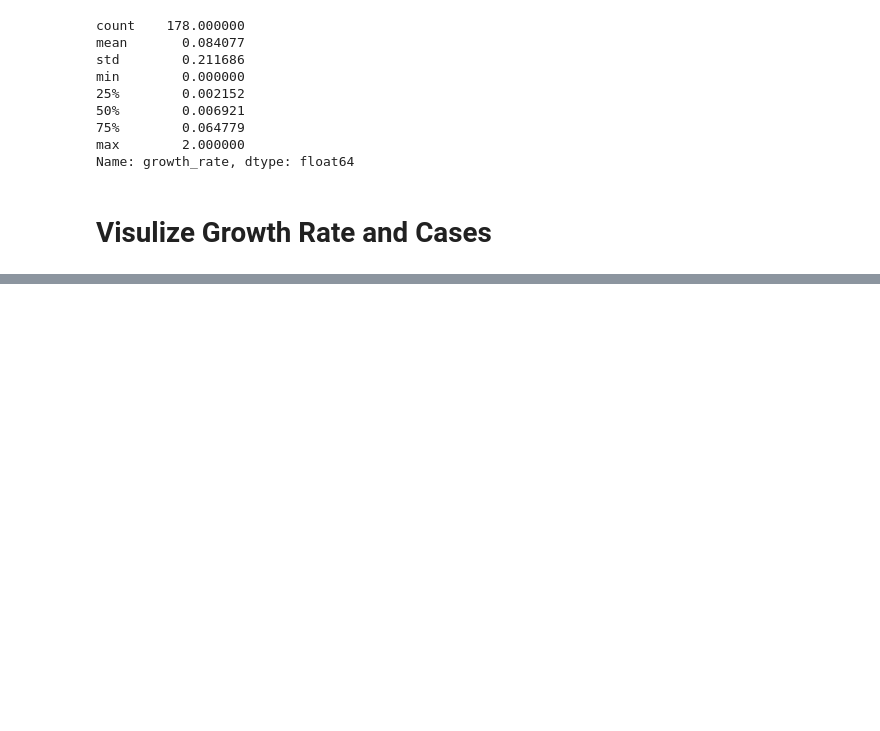
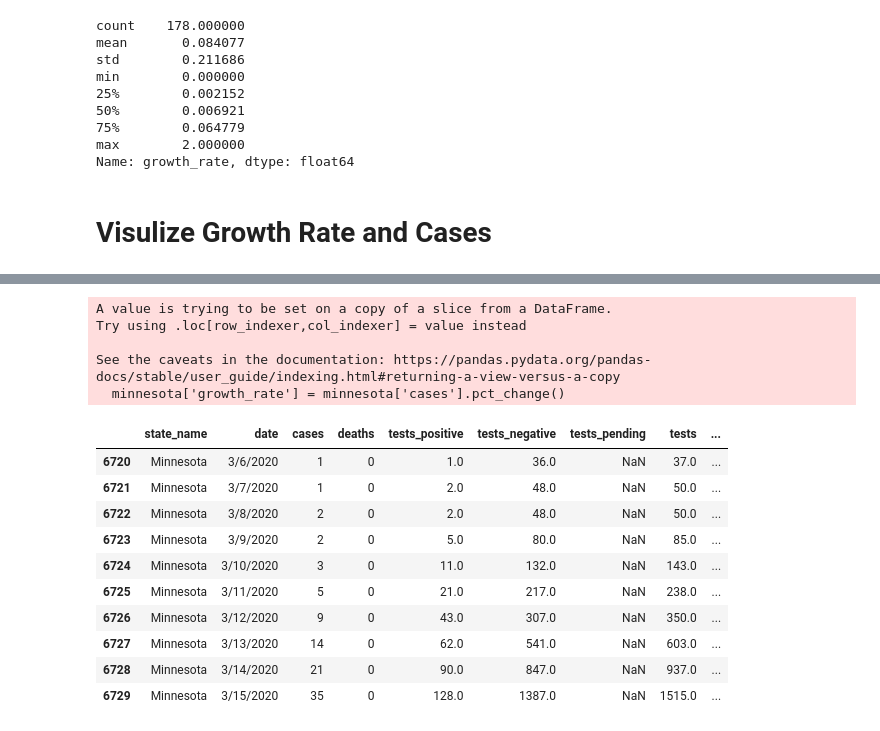
Before and after one commit to searanch/Covid-19-Hackathon, a Jupyter notebook: liz_regions.ipynb, the cells around one changed output, grey strips where cells are left out. Saved outputs shown, nothing was run; the diff lists cells and outputs as text; code cells hidden in the pictures; blank space fills up the shorter version.

```diff
--- a/liz_regions.ipynb
+++ b/liz_regions.ipynb
@@ -125,0 +218,25 @@ Text(0.5, 1.0, 'New Englend Cases')
+# %%
+# Create DF for just Minneosta
+minnesota = usa[usa['state_name']=='Minnesota']
+minnesota
+
+# now create new column for growth rate
+minnesota['growth_rate'] = minnesota['cases'].pct_change()
+minnesota.head(10)
+# %% [output]
+A value is trying to be set on a copy of a slice from a DataFrame.
+Try using .loc[row_indexer,col_indexer] = value instead
+
+See the caveats in the documentation: https://pandas.pydata.org/pandas-docs/stable/user_guide/indexing.html#returning-a-view-versus-a-copy
+  minnesota['growth_rate'] = minnesota['cases'].pct_change()
+|  | state_name | date | cases | deaths | tests_positive | tests_negative | tests_pending | tests | ... |
+| 6720 | Minnesota | 3/6/2020 | 1 | 0 | 1.0 | 36.0 | NaN | 37.0 | ... |
+| 6721 | Minnesota | 3/7/2020 | 1 | 0 | 2.0 | 48.0 | NaN | 50.0 | ... |
+| 6722 | Minnesota | 3/8/2020 | 2 | 0 | 2.0 | 48.0 | NaN | 50.0 | ... |
+| 6723 | Minnesota | 3/9/2020 | 2 | 0 | 5.0 | 80.0 | NaN | 85.0 | ... |
+| 6724 | Minnesota | 3/10/2020 | 3 | 0 | 11.0 | 132.0 | NaN | 143.0 | ... |
+| 6725 | Minnesota | 3/11/2020 | 5 | 0 | 21.0 | 217.0 | NaN | 238.0 | ... |
+| 6726 | Minnesota | 3/12/2020 | 9 | 0 | 43.0 | 307.0 | NaN | 350.0 | ... |
+| 6727 | Minnesota | 3/13/2020 | 14 | 0 | 62.0 | 541.0 | NaN | 603.0 | ... |
+| 6728 | Minnesota | 3/14/2020 | 21 | 0 | 90.0 | 847.0 | NaN | 937.0 | ... |
+| 6729 | Minnesota | 3/15/2020 | 35 | 0 | 128.0 | 1387.0 | NaN | 1515.0 | ... |
```
Also changed, not shown: parts of 20 cells of this notebook, 3 other files.
